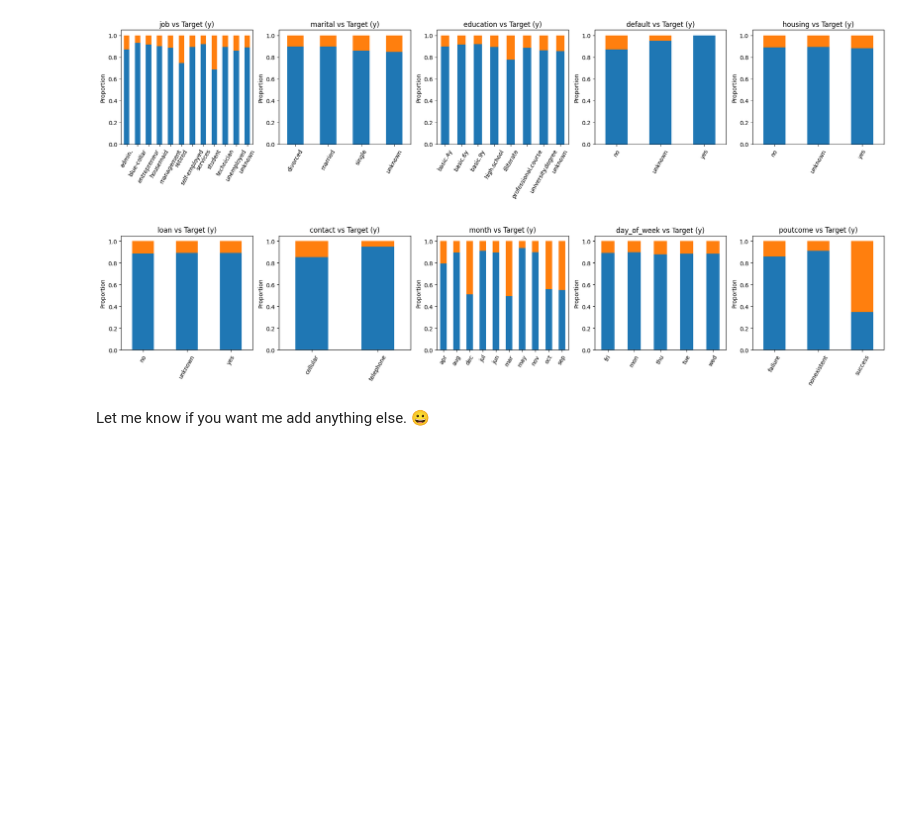
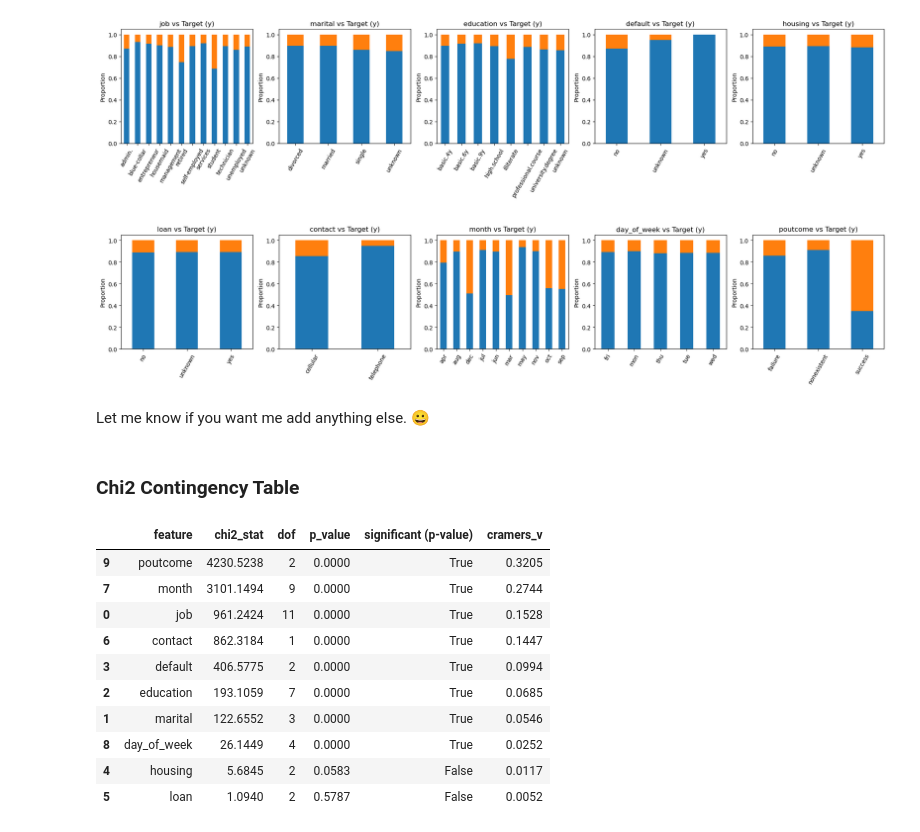
Before and after one commit to junclemente/ads504-final_project, a Jupyter notebook: notebooks/EDA.ipynb, the cells around one changed output. Drawn from its saved outputs; the diff is of its cells as text; code cells hidden in the pictures; blank space fills up the shorter version.

```diff
--- a/notebooks/EDA.ipynb
+++ b/notebooks/EDA.ipynb
@@ -235,3 +247,62 @@ plt.show()
 [figure]
 # %% [markdown]
 Let me know if you want me add anything else. 😀
+# %% [markdown]
+### Chi2 Contingency Table
+# %%
+from scipy.stats import chi2_contingency
+from itertools import combinations
+
+# get categorical columns
+cat_cols = df.select_dtypes(include=["object", "category"]).columns.tolist()
+# display(cat_cols)
+
+# drop target column 'y'
+cat_cols.remove("y")
+
+
+# Cramer's V function
+def cramer_v_score(x, y):
+    table = pd.crosstab(x, y)
+    chi2 = chi2_contingency(table)[0]
+    n = table.sum().sum()
+    return np.sqrt(chi2 / (n * (min(table.shape) - 1)))
+
+
+results = []
+
+for col in cat_cols:
+    table = pd.crosstab(df[col], df["y"])
+
+    # run chi2 test
+    chi2, p, dof, expected = chi2_contingency(table)
+
+    # cramer's v score
+    cramers_score = cramer_v_score(df[col], df["y"])
+
+    results.append(
+        {
+            "feature": col,
+            "chi2_stat": chi2.round(4),
+            "dof": dof,
+            "p_value": p.round(4),
+            "significant (p-value)": p < 0.05,
+            "cramers_v": cramers_score.round(4),
+        }
+    )
+
+results_df = pd.DataFrame(results)
+results_df.sort_values(by="cramers_v", ascending=False, inplace=True)
+display(results_df)
+# %% [output]
+|  | feature | chi2_stat | dof | p_value | significant (p-value) | cramers_v |
+| 9 | poutcome | 4230.5238 | 2 | 0.0000 | True | 0.3205 |
+| 7 | month | 3101.1494 | 9 | 0.0000 | True | 0.2744 |
+| 0 | job | 961.2424 | 11 | 0.0000 | True | 0.1528 |
+| 6 | contact | 862.3184 | 1 | 0.0000 | True | 0.1447 |
+| 3 | default | 406.5775 | 2 | 0.0000 | True | 0.0994 |
+| 2 | education | 193.1059 | 7 | 0.0000 | True | 0.0685 |
+| 1 | marital | 122.6552 | 3 | 0.0000 | True | 0.0546 |
+| 8 | day_of_week | 26.1449 | 4 | 0.0000 | True | 0.0252 |
+| 4 | housing | 5.6845 | 2 | 0.0583 | False | 0.0117 |
+| 5 | loan | 1.0940 | 2 | 0.5787 | False | 0.0052 |
```
Also changed, not shown: parts of 12 cells of this notebook.
